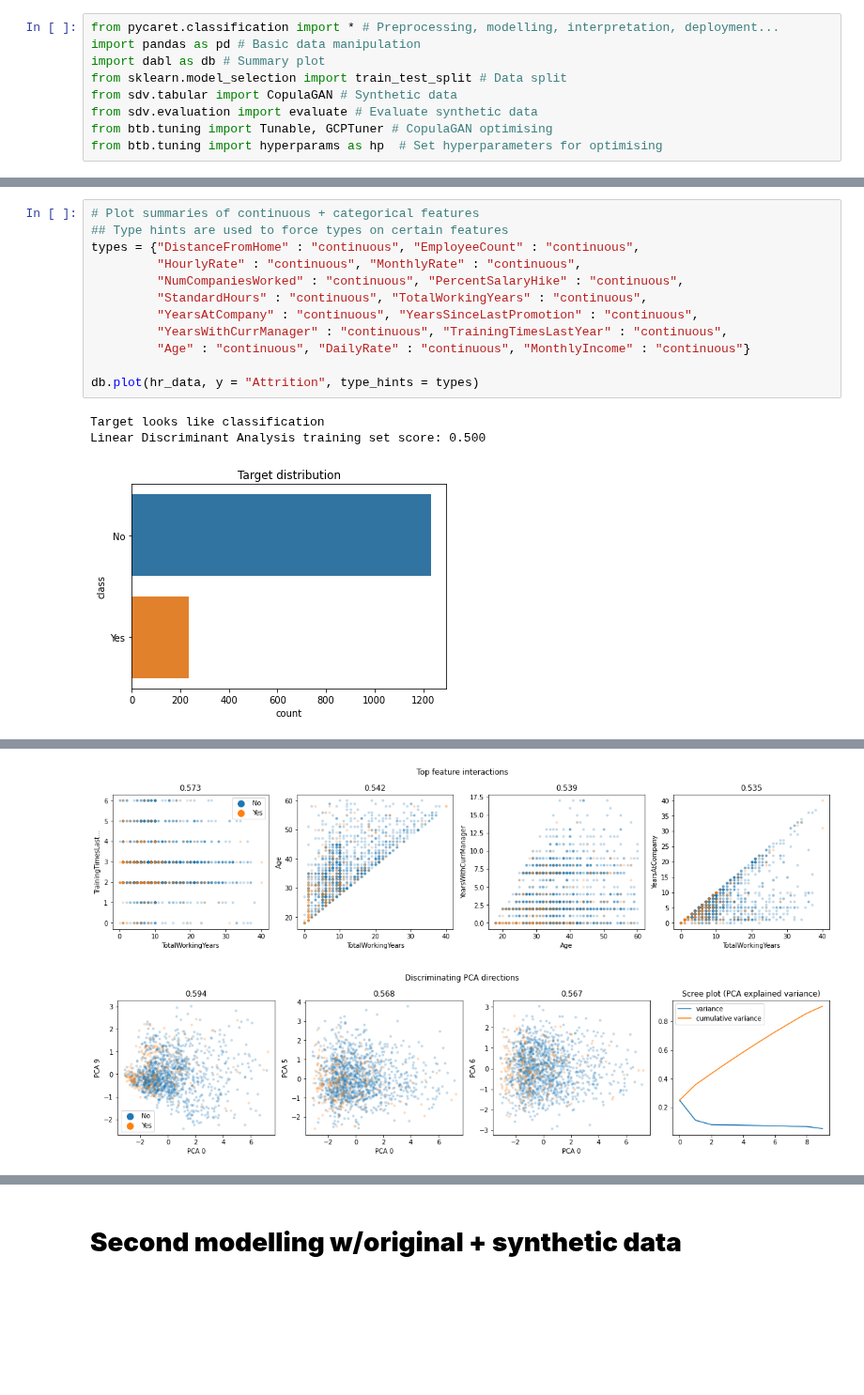
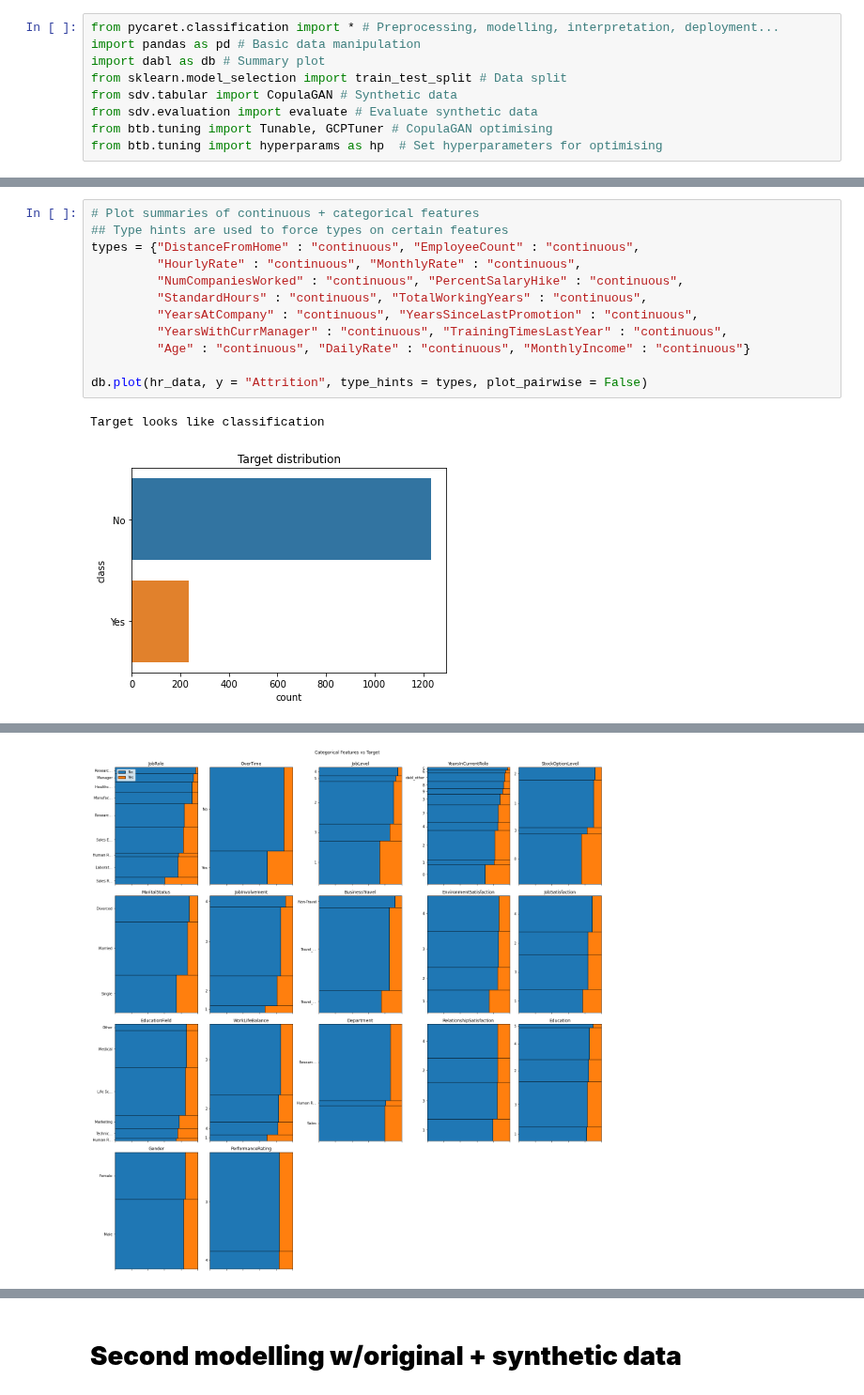
Before and after one commit to Oufattole/HR-Attrition, a Jupyter notebook: Predicting_employee_attrition.ipynb, the cells around one changed output, grey strips where cells are left out. Shown at 94% size. Saved outputs shown, nothing was run; the diff lists cells and outputs as text; blank space fills up the shorter version.

```diff
--- a/Predicting_employee_attrition.ipynb
+++ b/Predicting_employee_attrition.ipynb
@@ -103,19 +131,17 @@ The other features look somewhat normal except for `StandardHours` and `Employee
 # %%
 # Plot summaries of continuous + categorical features
 ## Type hints are used to force types on certain features
 types = {"DistanceFromHome" : "continuous", "EmployeeCount" : "continuous",
          "HourlyRate" : "continuous", "MonthlyRate" : "continuous",
          "NumCompaniesWorked" : "continuous", "PercentSalaryHike" : "continuous",
          "StandardHours" : "continuous", "TotalWorkingYears" : "continuous",
          "YearsAtCompany" : "continuous", "YearsSinceLastPromotion" : "continuous",
          "YearsWithCurrManager" : "continuous", "TrainingTimesLastYear" : "continuous",
          "Age" : "continuous", "DailyRate" : "continuous", "MonthlyIncome" : "continuous"}
 
-db.plot(hr_data, y = "Attrition", type_hints = types)
+db.plot(hr_data, y = "Attrition", type_hints = types, plot_pairwise = False)
 # %% [output]
 Target looks like classification
-Linear Discriminant Analysis training set score: 0.500
 [figure]
 [figure]
-[figure, old version]
+[figure, new version]
-[figure, removed]
```
Also changed, not shown: parts of 11 cells of this notebook.
